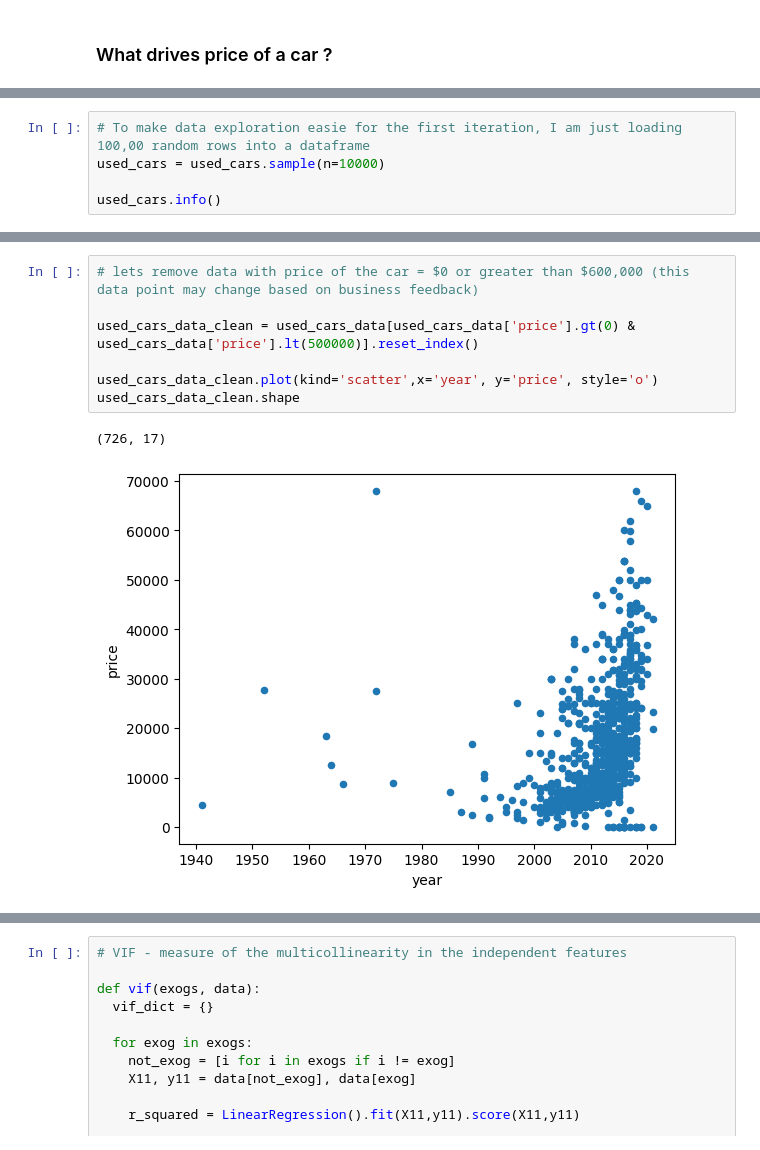
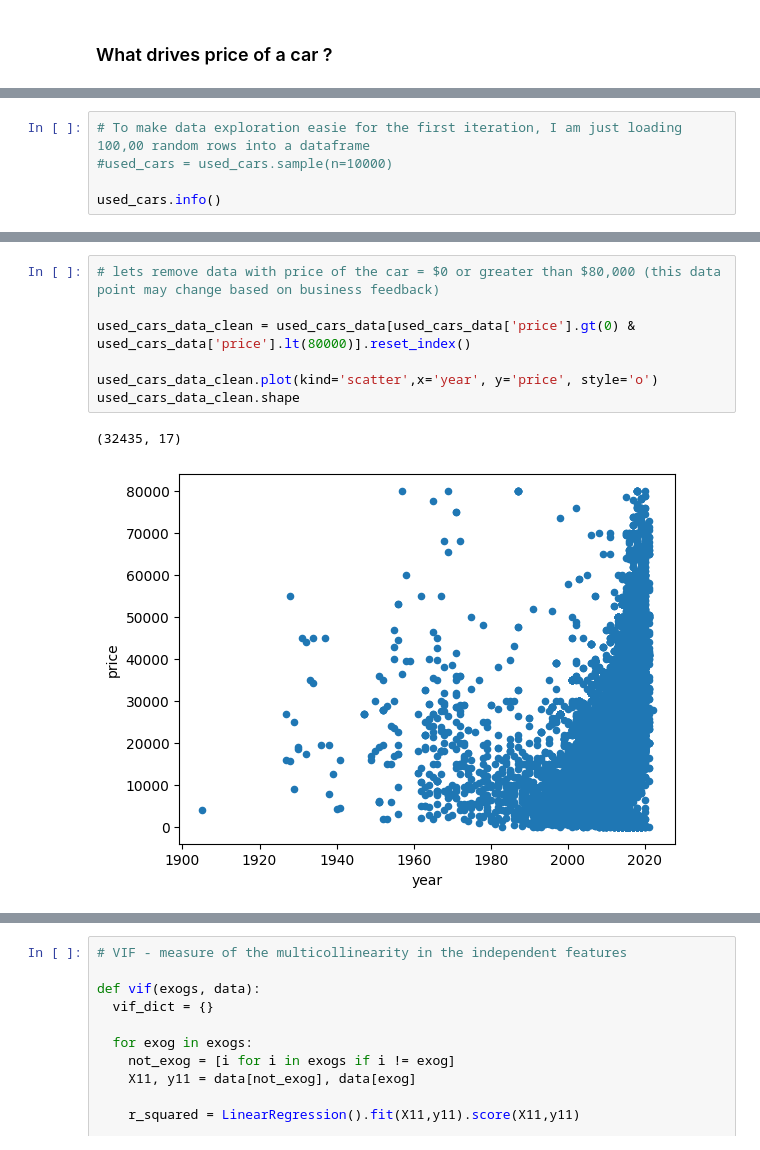
Before and after one commit to aojah1/used-car-regression, a Jupyter notebook: used-car-model.ipynb, the cells around one changed output, grey strips where cells are left out. Drawn from its saved outputs; the diff is of its cells as text.

```diff
--- a/used-car-model.ipynb
+++ b/used-car-model.ipynb
@@ -91,6 +51,6 @@ used_cars.describe()
 # %%
 # To make data exploration easie for the first iteration, I am just loading 100,00 random rows into a dataframe
-used_cars = used_cars.sample(n=10000)
+#used_cars = used_cars.sample(n=10000)
 
 used_cars.info()
 # %% [output]
@@ -189,11 +153,11 @@ used_cars_data.shape
 # %%
-# lets remove data with price of the car = $0 or greater than $600,000 (this data point may change based on business feedback)
+# lets remove data with price of the car = $0 or greater than $80,000 (this data point may change based on business feedback)
 
-used_cars_data_clean = used_cars_data[used_cars_data['price'].gt(0) & used_cars_data['price'].lt(500000)].reset_index()
+used_cars_data_clean = used_cars_data[used_cars_data['price'].gt(0) & used_cars_data['price'].lt(80000)].reset_index()
 
 used_cars_data_clean.plot(kind='scatter',x='year', y='price', style='o')
 used_cars_data_clean.shape
 # %% [output]
-(726, 17)
+(32435, 17)
-[figure, old version]
+[figure, new version]
 # %%
```
Also changed, not shown: parts of 62 cells of this notebook.
